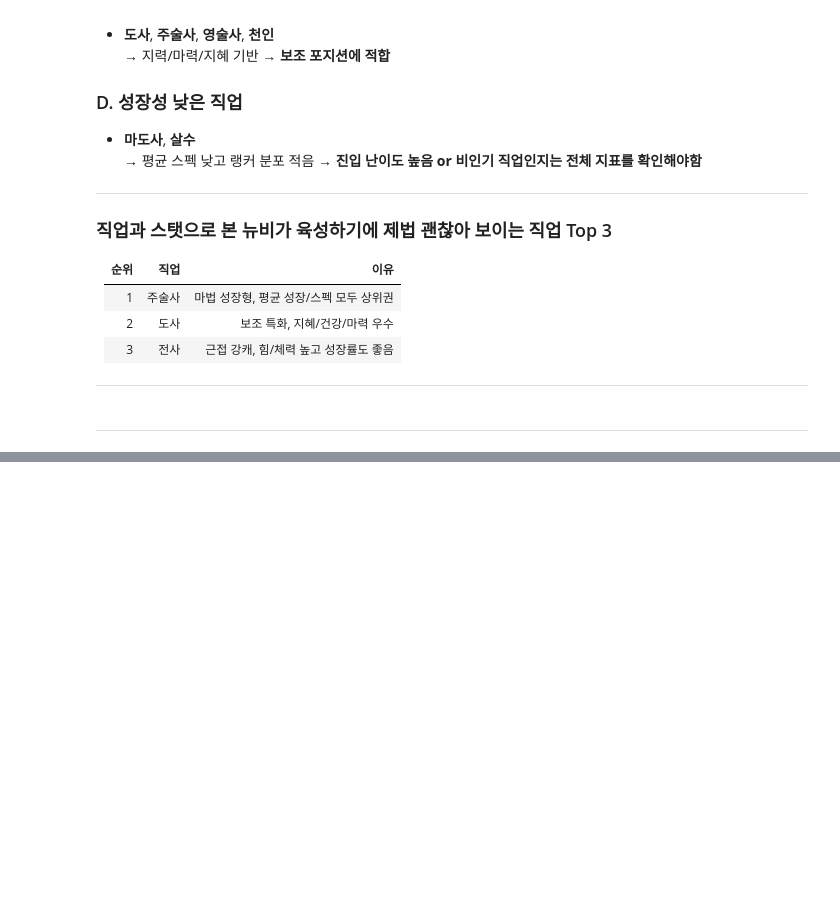
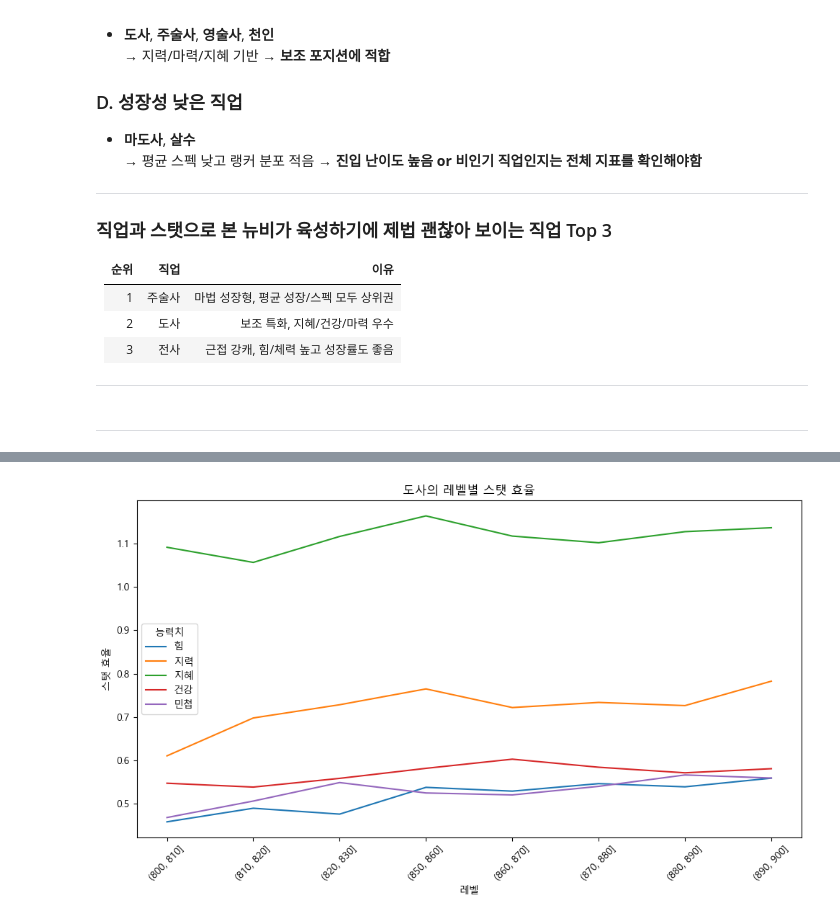
Before and after one commit to pjjongho/NEXON_API, a Jupyter notebook: Baram/main_analysis/analysis.ipynb, the cells around one changed output, grey strips where cells are left out. Saved outputs shown, nothing was run; the diff lists cells and outputs as text; code cells hidden in the pictures; blank space fills up the shorter version.

```diff
--- a/Baram/main_analysis/analysis.ipynb
+++ b/Baram/main_analysis/analysis.ipynb
@@ -300,0 +439,29 @@ for col in stats_cols:
+# %%
+# 1. 도사직업 성장곡선
+
+# 도사 데이터 필터링
+dosa_df = df[df['job']=='도사'].copy()
+
+# 효율 계산 - 스탯/레벨
+for col in stat_col:
+    dosa_df[f'{col}_eff'] = dosa_df[col] / dosa_df['character_level']
+
+# 10레벨 단위로 구간 나누기 - 성장 곡선을 직관적으로 확인하기 위함
+dosa_df['level_bin'] = pd.cut(dosa_df['character_level'], bins=range(0, dosa_df['character_level'].max()+10, 10)).astype(str)
+
+# 각 구간별 스탯 효율
+dosa_group = dosa_df.groupby('level_bin')[[f'{col}_eff' for col in stat_col]].mean().reset_index()
+
+plt.figure(figsize=(10,6))
+for col in stat_col:
+    sns.lineplot(data=dosa_group, x='level_bin', y=f'{col}_eff', label=col)
+
+plt.title('도사의 레벨별 스탯 효율')
+plt.xlabel('레벨')
+plt.ylabel('스탯 효율')
+plt.xticks(rotation=45)
+plt.legend(title='능력치')
+plt.tight_layout()
+plt.show()
+# %% [output]
+[figure, added]
```
Also changed, not shown: parts of 35 cells of this notebook.
